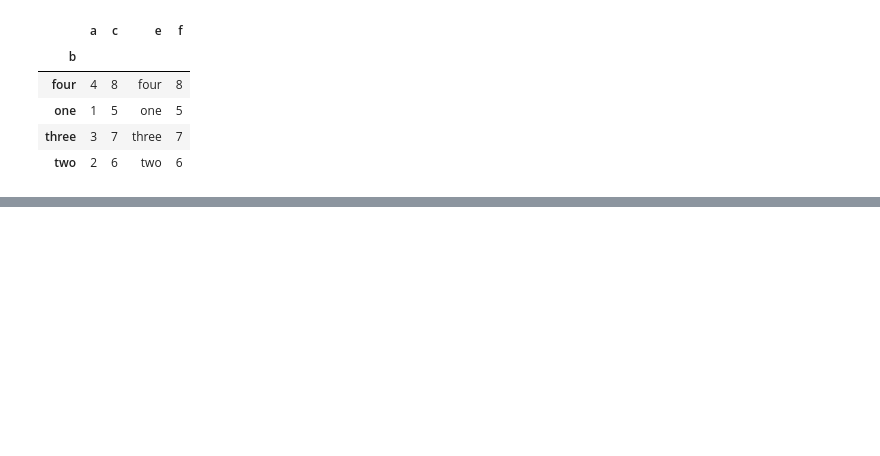
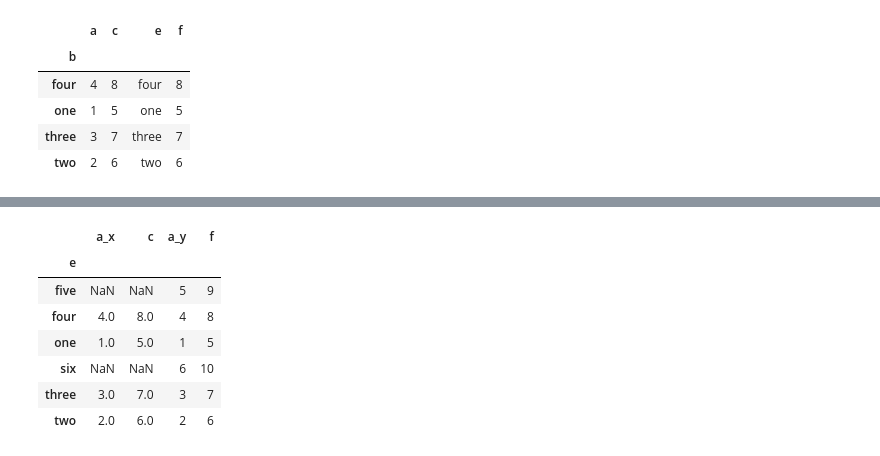
Before and after one commit to jwzinser/Tesis, a Jupyter notebook: ml/df_merge.ipynb, the cells around one changed output, grey strips where cells are left out. Saved outputs shown, nothing was run; the diff lists cells and outputs as text; code cells hidden in the pictures; blank space fills up the shorter version.

```diff
--- a/ml/df_merge.ipynb
+++ b/ml/df_merge.ipynb
@@ -109,3 +228,23 @@ d1.merge(d2, left_on="a", right_index=True, how="left").compute()
+# %%
+
+p1 = pd.DataFrame({"a":[1,2,3,4],"b":["one","two","three","four"],"c":[5,6,7,8]}).set_index("b")
+p2 = pd.DataFrame({"a":[1,2,3,4,5,6],"e":["one","two","three","four","five","six"],"f":[5,6,7,8,9,10]}).set_index("e")
+d1 = dataframe.from_pandas(p1,1)
+d2 = dataframe.from_pandas(p2,1)
+# %%
+# index-index merge with different index names
+# name of index is determined by type of join
+# in case inner or aouter join is used, name is suprpesed.
+d1.merge(d2, left_index=True, right_index=True, how="right").persist().compute()
+# %% [output]
+|  | a_x | c | a_y | f |
+| e |  |  |  |  |
+| five | NaN | NaN | 5 | 9 |
+| four | 4.0 | 8.0 | 4 | 8 |
+| one | 1.0 | 5.0 | 1 | 5 |
+| six | NaN | NaN | 6 | 10 |
+| three | 3.0 | 7.0 | 3 | 7 |
+| two | 2.0 | 6.0 | 2 | 6 |
 # %%
 # stack overflow
 left = pd.DataFrame({'key1': ['K0', 'K0', 'K1', 'K2'],
```
Also changed, not shown: parts of 12 cells of this notebook.
